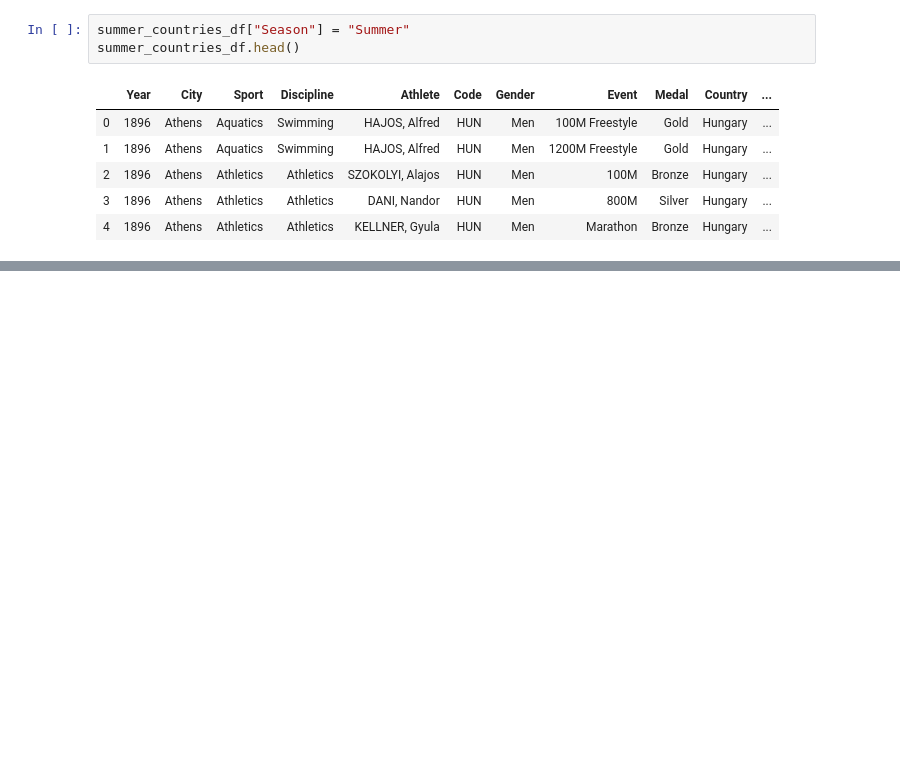
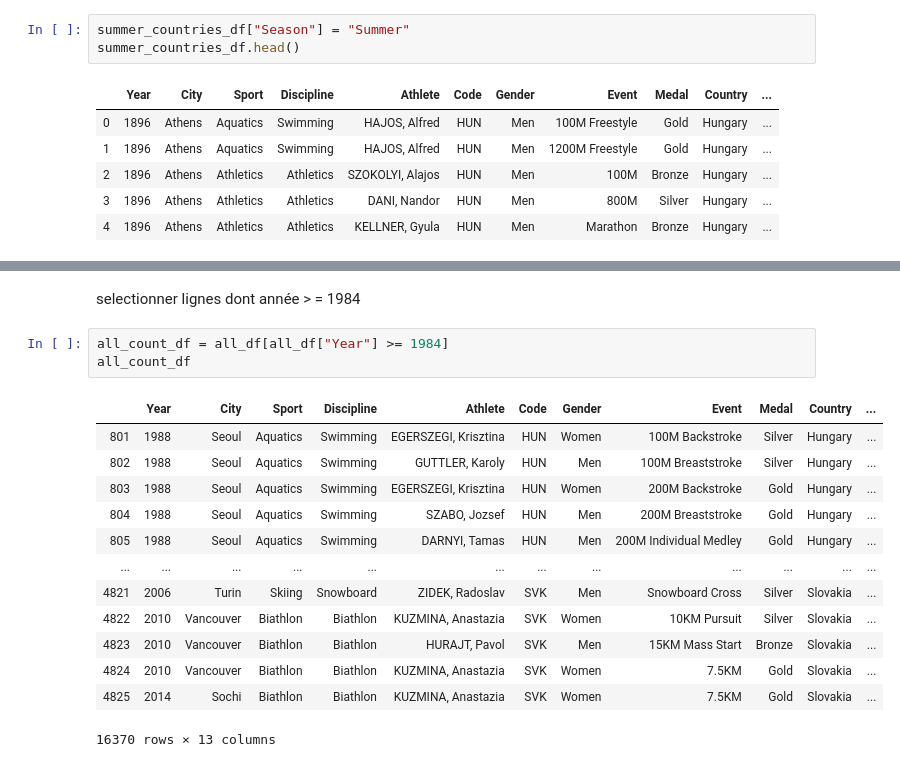
Before and after one commit to 150183/notebook, a Jupyter notebook: last day.ipynb, the cells around one changed output, grey strips where cells are left out. Cells and saved outputs as stored; diff of their text form; blank space fills up the shorter version.

```diff
--- a/last day.ipynb
+++ b/last day.ipynb
@@ -227,0 +249,19 @@ summer_countries_df.head()
+# %% [markdown]
+selectionner lignes dont année > = 1984
+# %%
+all_count_df = all_df[all_df["Year"] >= 1984]
+all_count_df
+# %% [output]
+|  | Year | City | Sport | Discipline | Athlete | Code | Gender | Event | Medal | Country | ... |
+| 801 | 1988 | Seoul | Aquatics | Swimming | EGERSZEGI, Krisztina | HUN | Women | 100M Backstroke | Silver | Hungary | ... |
+| 802 | 1988 | Seoul | Aquatics | Swimming | GUTTLER, Karoly | HUN | Men | 100M Breaststroke | Silver | Hungary | ... |
+| 803 | 1988 | Seoul | Aquatics | Swimming | EGERSZEGI, Krisztina | HUN | Women | 200M Backstroke | Gold | Hungary | ... |
+| 804 | 1988 | Seoul | Aquatics | Swimming | SZABO, Jozsef | HUN | Men | 200M Breaststroke | Gold | Hungary | ... |
+| 805 | 1988 | Seoul | Aquatics | Swimming | DARNYI, Tamas | HUN | Men | 200M Individual Medley | Gold | Hungary | ... |
+| ... | ... | ... | ... | ... | ... | ... | ... | ... | ... | ... | ... |
+| 4821 | 2006 | Turin | Skiing | Snowboard | ZIDEK, Radoslav | SVK | Men | Snowboard Cross | Silver | Slovakia | ... |
+| 4822 | 2010 | Vancouver | Biathlon | Biathlon | KUZMINA, Anastazia | SVK | Women | 10KM Pursuit | Silver | Slovakia | ... |
+| 4823 | 2010 | Vancouver | Biathlon | Biathlon | HURAJT, Pavol | SVK | Men | 15KM Mass Start | Bronze | Slovakia | ... |
+| 4824 | 2010 | Vancouver | Biathlon | Biathlon | KUZMINA, Anastazia | SVK | Women | 7.5KM | Gold | Slovakia | ... |
+| 4825 | 2014 | Sochi | Biathlon | Biathlon | KUZMINA, Anastazia | SVK | Women | 7.5KM | Gold | Slovakia | ... |
+16370 rows × 13 columns
```
Also changed, not shown: parts of 3 cells of this notebook.
